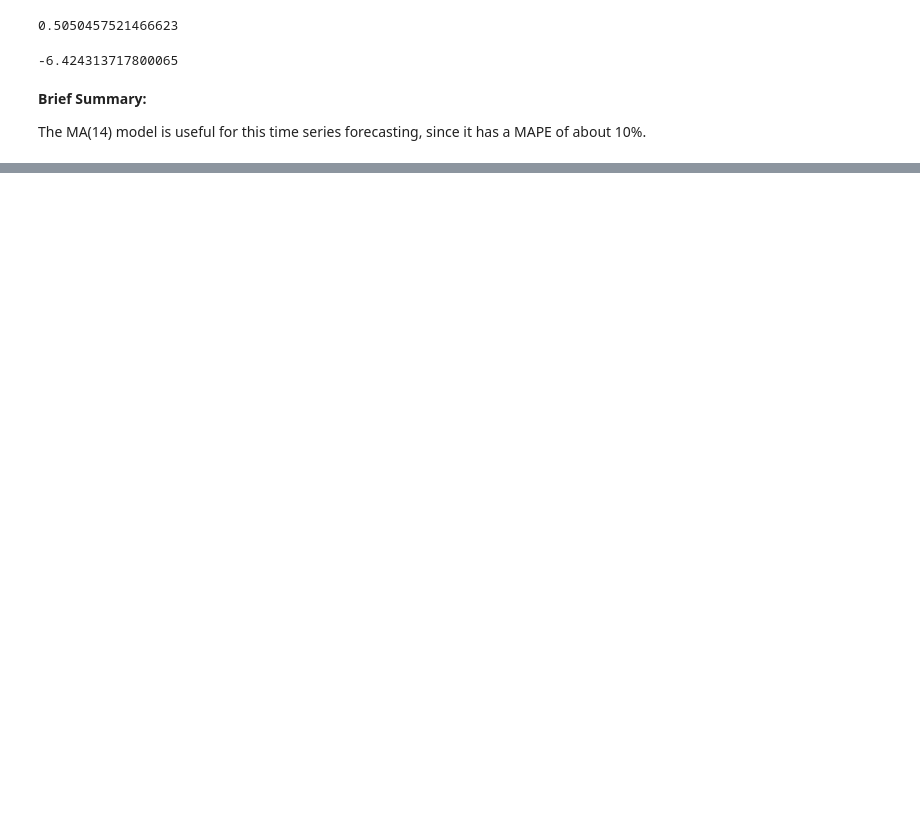
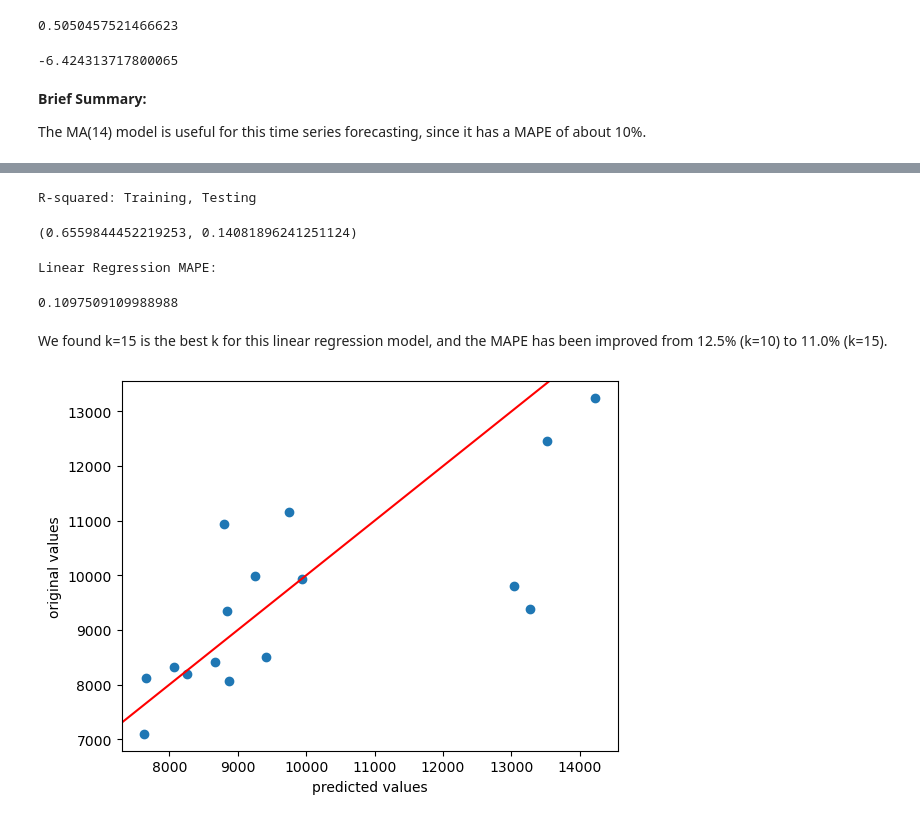
Before and after one commit to zxie9/Capstone-Project-Two, a Jupyter notebook: Notebooks/4. Pre-Processing and ARIMA Model.ipynb, the cells around one changed output, grey strips where cells are left out. Drawn from its saved outputs; the diff is of its cells as text; code cells hidden in the pictures; blank space fills up the shorter version.

```diff
--- a/Notebooks/4. Pre-Processing and ARIMA Model.ipynb
+++ b/Notebooks/4. Pre-Processing and ARIMA Model.ipynb
@@ -817,0 +563,10 @@ The Random Forest model is a good model for this time series forecasting, since
+# %%
+# For transactions
+data['trans_lag1'] = data['transactions'].shift(1)
+data['trans_lag7'] = data['transactions'].shift(7)
+data['trans_lag14'] = data['transactions'].shift(14)
+
+# previous 7 days' average
+data['trans_7days_avg'] = data['trans_lag1'].rolling(7).mean().round(1)
+# previous 14 days's average
+data['trans_14days_avg'] = data['trans_lag1'].rolling(14).mean().round(1)
@@ -817,0 +621,3 @@ The Random Forest model is a good model for this time series forecasting, since
+# %%
+X_train, X_test, y_train, y_test = train_test_split(df.drop(columns=['sales','transactions']),
+                                                    df.sales, test_size=16, shuffle=False)
@@ -817,0 +756,29 @@ The Random Forest model is a good model for this time series forecasting, since
+# %%
+y_tr_pred_lr = lr_grid_cv.best_estimator_.predict(X_train)
+y_te_pred_lr = lr_grid_cv.best_estimator_.predict(X_test)
+
+print('R-squared: Training, Testing')
+r2_score(y_train, y_tr_pred_lr), r2_score(y_test, y_te_pred_lr)
+# %% [output]
+R-squared: Training, Testing
+(0.6559844452219253, 0.14081896241251124)
+# %%
+APE_lr = abs( (y_te_pred_lr - y_test) / y_test)
+mAPE_lr = np.mean(APE_lr)
+print('Linear Regression MAPE:')
+mAPE_lr
+# %% [output]
+Linear Regression MAPE:
+0.1097509109988988
+# %% [markdown]
+We found k=15 is the best k for this linear regression model, and the MAPE has been improved from 12.5% (k=10) to 11.0% (k=15).
+# %%
+# predicted-vs-actual scatterplot
+fig, ax = plt.subplots()
+ax.scatter(y_te_pred_lr, y_test)
+plt.xlabel("predicted values")
+plt.ylabel("original values")
+ax.axline((8000, 8000), slope=1, color = 'red')
+plt.show()
+# %% [output]
+[figure, added]
```
Also changed, not shown: parts of 97 cells of this notebook.
